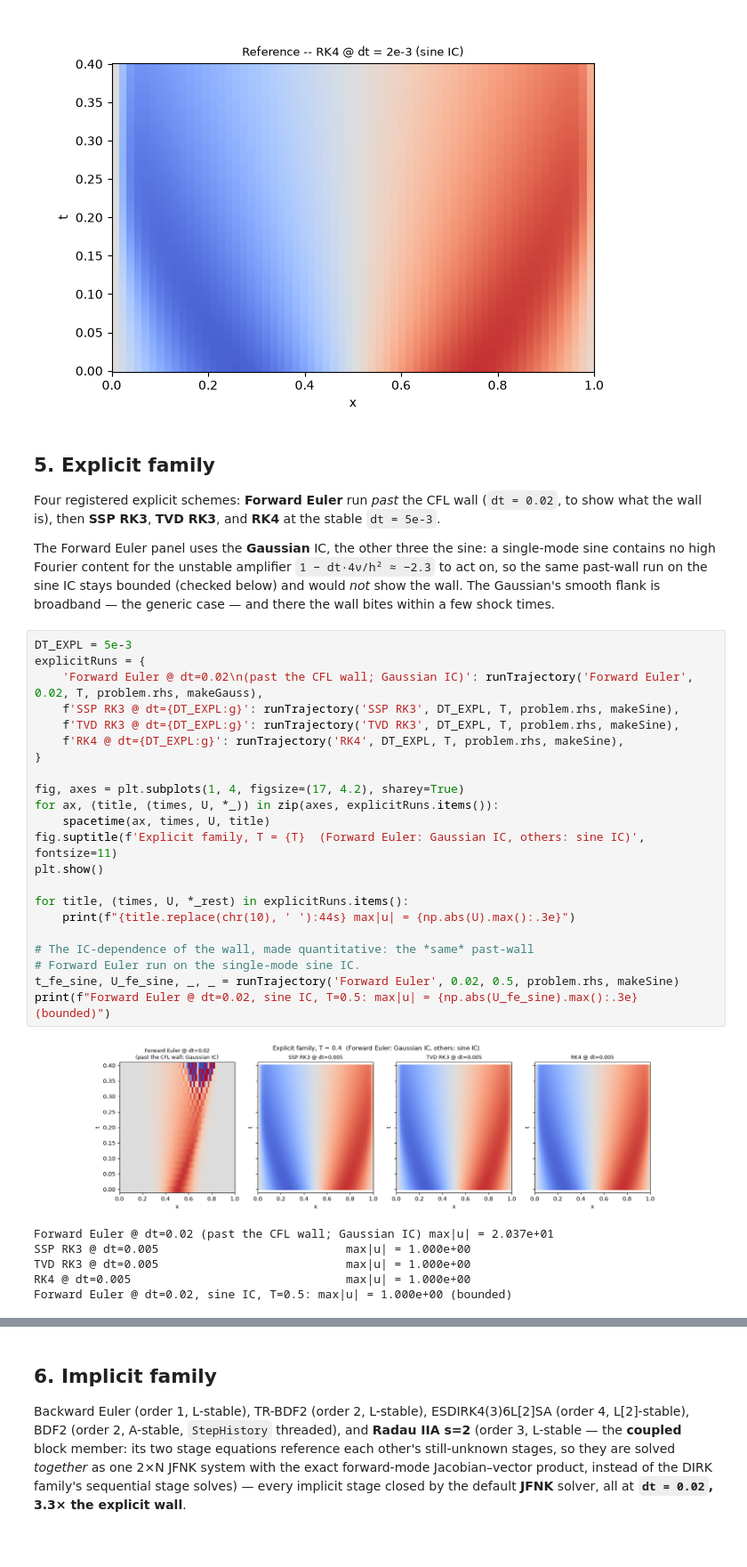
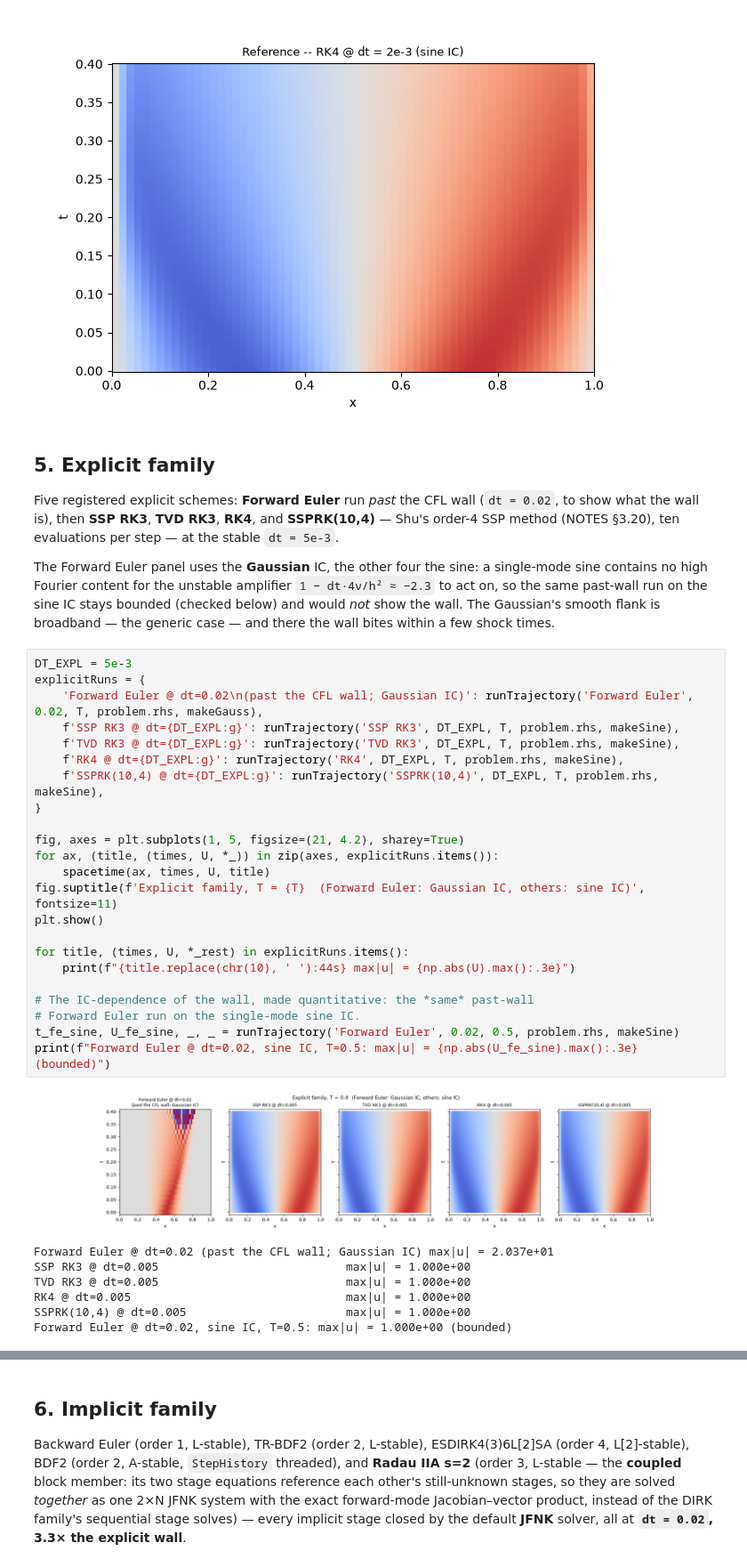
Before and after one commit to wi-re/warpSPHIntegrators, a Jupyter notebook: viscous_burgers_demo.ipynb, the cells around one changed output, grey strips where cells are left out. Shown at 89% size. Cells and saved outputs as stored; diff of their text form; blank space fills up the shorter version.

Commit message:
Add SSPRK(10,4) order-4 SSP method and close roadmap housekeeping (Phase 12 follow-up)

```diff
--- a/viscous_burgers_demo.ipynb
+++ b/viscous_burgers_demo.ipynb
@@ -251,11 +252,12 @@ reference: RK4 @ dt=2e-3, 200 steps; u in [-1.000, 1.000]
 # %% [markdown]
 ## 5. Explicit family
 
-Four registered explicit schemes: **Forward Euler** run *past* the CFL wall
-(`dt = 0.02`, to show what the wall is), then **SSP RK3**, **TVD RK3**, and
-**RK4** at the stable `dt = 5e-3`.
+Five registered explicit schemes: **Forward Euler** run *past* the CFL wall
+(`dt = 0.02`, to show what the wall is), then **SSP RK3**, **TVD RK3**,
+**RK4**, and **SSPRK(10,4)** — Shu's order-4 SSP method (NOTES §3.20), ten
+evaluations per step — at the stable `dt = 5e-3`.
 
-The Forward Euler panel uses the **Gaussian** IC, the other three the sine:
+The Forward Euler panel uses the **Gaussian** IC, the other four the sine:
 a single-mode sine contains no high Fourier content for the unstable
 amplifier `1 − dt·4ν/h² ≈ −2.3` to act on, so the same past-wall run on the
 sine IC stays bounded (checked below) and would *not* show the wall. The
@@ -264,31 +266,33 @@ bites within a few shock times.
 # %%
 DT_EXPL = 5e-3
 explicitRuns = {
     'Forward Euler @ dt=0.02\n(past the CFL wall; Gaussian IC)': runTrajectory('Forward Euler', 0.02, T, problem.rhs, makeGauss),
     f'SSP RK3 @ dt={DT_EXPL:g}': runTrajectory('SSP RK3', DT_EXPL, T, problem.rhs, makeSine),
     f'TVD RK3 @ dt={DT_EXPL:g}': runTrajectory('TVD RK3', DT_EXPL, T, problem.rhs, makeSine),
     f'RK4 @ dt={DT_EXPL:g}': runTrajectory('RK4', DT_EXPL, T, problem.rhs, makeSine),
+    f'SSPRK(10,4) @ dt={DT_EXPL:g}': runTrajectory('SSPRK(10,4)', DT_EXPL, T, problem.rhs, makeSine),
 }
 
-fig, axes = plt.subplots(1, 4, figsize=(17, 4.2), sharey=True)
+fig, axes = plt.subplots(1, 5, figsize=(21, 4.2), sharey=True)
 for ax, (title, (times, U, *_)) in zip(axes, explicitRuns.items()):
     spacetime(ax, times, U, title)
 fig.suptitle(f'Explicit family, T = {T}  (Forward Euler: Gaussian IC, others: sine IC)', fontsize=11)
 plt.show()
 
 for title, (times, U, *_rest) in explicitRuns.items():
     print(f"{title.replace(chr(10), ' '):44s} max|u| = {np.abs(U).max():.3e}")
 
 # The IC-dependence of the wall, made quantitative: the *same* past-wall
 # Forward Euler run on the single-mode sine IC.
 t_fe_sine, U_fe_sine, _, _ = runTrajectory('Forward Euler', 0.02, 0.5, problem.rhs, makeSine)
 print(f"Forward Euler @ dt=0.02, sine IC, T=0.5: max|u| = {np.abs(U_fe_sine).max():.3e} (bounded)")
 # %% [output]
-[figure, old version]
+[figure, new version]
 Forward Euler @ dt=0.02 (past the CFL wall; Gaussian IC) max|u| = 2.037e+01
 SSP RK3 @ dt=0.005                           max|u| = 1.000e+00
 TVD RK3 @ dt=0.005                           max|u| = 1.000e+00
 RK4 @ dt=0.005                               max|u| = 1.000e+00
+SSPRK(10,4) @ dt=0.005                       max|u| = 1.000e+00
 Forward Euler @ dt=0.02, sine IC, T=0.5: max|u| = 1.000e+00 (bounded)
 # %% [markdown]
 **Reading the panels:**
```
Also changed, not shown: parts of 8 cells of this notebook, 9 other files.
